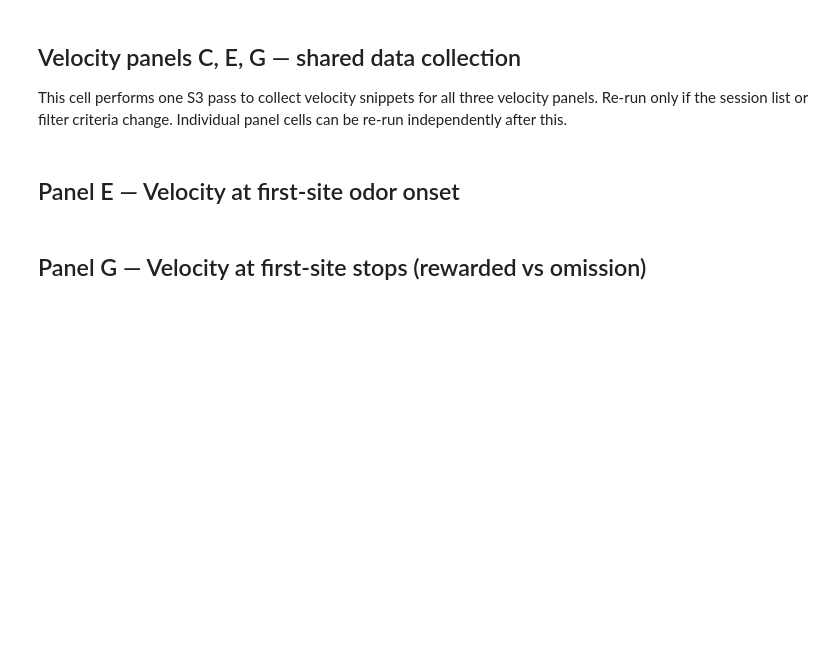
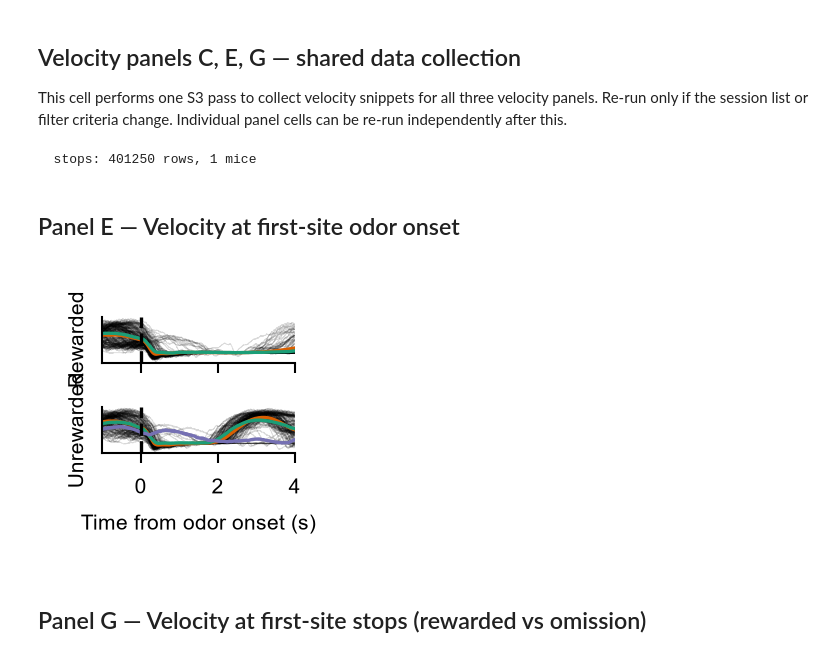
Before and after one commit to lauradriscoll/cosyne2026_adaptive_behavior, a Jupyter notebook: figures/fig1/make_panels.ipynb, the cells around one changed output. Cells and saved outputs as stored; diff of their text form; code cells hidden in the pictures; blank space fills up the shorter version.

Commit message:
feat: changes in panels fig1

```diff
--- a/figures/fig1/make_panels.ipynb
+++ b/figures/fig1/make_panels.ipynb
@@ -196,9 +207,10 @@ Individual panel cells can be re-run independently after this.
 # %%
 # --- Shared velocity collection for panels C, E, G ---
 # Runs one S3 pass over all sessions; re-run if data or filters change.
+# Example session only (the one used in panel A) instead of every session
 base = all_df[
-    (all_df["patch_label"].isin(["60", "90", "0"]))
-    & (all_df["patch_index"] <= 50)
+    (all_df["session_id"] == example_session_id)
+    & (all_df["patch_label"].isin(["60", "90", "0"]))
 ]
 
 # Every stop (has_choice == 1), keeping the outcome (has_reward) so panels can split
@@ -231,7 +243,7 @@ for session_id in sorted(all_sessions):
         try:
             ts = plotting.trial_collection(df, vel, aligned="start_time", window=[-1, 4])
             ts = (
-                ts.groupby(["times", "mouse", "patch_label", "session_id", "has_reward"])
+                ts.groupby(["times", "mouse", "patch_label", "session_id", "has_reward", "start_time"])  # one trace per stop
                 .velocity.mean()
                 .reset_index()
             )
@@ -243,40 +255,47 @@ vel_dfs = {k: pd.concat(v, ignore_index=True) for k, v in results.items() if v}
 for k, df in vel_dfs.items():
     df["times"] = df["times"].round(2)
     print(f"  {k}: {len(df)} rows, {df['mouse'].nunique()} mice")
+# %% [output]
+  stops: 401250 rows, 1 mice
 # %% [markdown]
 ## Panel E — Velocity at first-site odor onset
 # %%
-# --- Panel C: Velocity at first-site odor onset ---
+# --- Panel C: Velocity at first-site odor onset (rewarded on top, unrewarded below) ---
 palette = {"90": color1, "60": color2, "0": color3}
 key = "stops"
 if key not in vel_dfs:
     raise RuntimeError("Run velocity collection cell first")
 
-plot = (
-    vel_dfs[key]
-    .groupby(["mouse", "times", "patch_label", "has_reward"])
-    .velocity.mean()
-    .reset_index()
-)
+fig, axes = panel_fig("fig1_C", nrows=2, sharex=True)  # no sharey: the row names are y tick labels
+y_lo, y_hi = vel_dfs[key]["velocity"].min() - 2, vel_dfs[key]["velocity"].max() + 2
+rows = [(axes[0], True, "Rewarded"), (axes[1], False, "Unrewarded")]
+for ax, rewarded, name in rows:
+    d = vel_dfs[key][vel_dfs[key]["has_reward"].astype(bool) == rewarded]
+    # every individual stop in black
+    for _, trace in d.groupby("start_time"):
+        ax.plot(trace["times"], trace["velocity"], color="black", alpha=0.15, linewidth=0.2, zorder=1)
+    # mean per patch type
+    means = d.groupby(["patch_label", "times"]).velocity.mean().reset_index()
+    for label in ["90", "60", "0"]:
+        m = means[means["patch_label"] == label]
+        if not m.empty:
+            ax.plot(m["times"], m["velocity"], color=palette[label], linewidth=0.8, zorder=2)
+    ax.set_xlim(-1, 4)
+    ax.set_ylim(y_lo, y_hi)  # same range in both rows
+    ax.axvline(0, color="k", linestyle="--", linewidth=0.8, zorder=3)
+    sns.despine(ax=ax)
 
-fig, ax = panel_fig("fig1_E")
-sns.lineplot(
-    data=plot, x="times", y="velocity",
-    hue="patch_label", hue_order=["90", "60", "0"],
-    palette=palette, estimator="mean", errorbar="se", style='has_reward',
-    err_kws={"linewidth": 0}, legend=True, ax=ax,
-)
-y0, y1 = ax.get_ylim()
-ax.vlines(0, y0, y1, color="k", linestyle="--", linewidth=0.8)
-ax.set_xlim(-1, 4)
-ax.set_xlabel("Time from odor onset (s)")
-ax.set_ylabel("Velocity (cm/s)")
-if ax.get_legend():
-    ax.legend(title="Patch", fontsize=5, frameon=False)
-sns.despine(ax=ax)
+# the left ticks name the row instead of giving values
+for ax, rewarded, name in rows:
+    ax.set_yticks([(y_lo + y_hi) / 2])
+    ax.set_yticklabels([name], rotation=90, va="center")
+    ax.tick_params(axis="y", length=0)
+axes[1].set_xlabel("Time from odor onset (s)")
 plt.tight_layout()
 plt.show()
-save_panel(fig, PANELS_DIR / "fig1_E.pdf")
+save_panel(fig, PANELS_DIR / "fig1_C.pdf")
+# %% [output]
+[figure, added]
 # %% [markdown]
 ## Panel G — Velocity at first-site stops (rewarded vs omission)
 # %%
```
Also changed, not shown: parts of 4 cells of this notebook, 5 other files.
